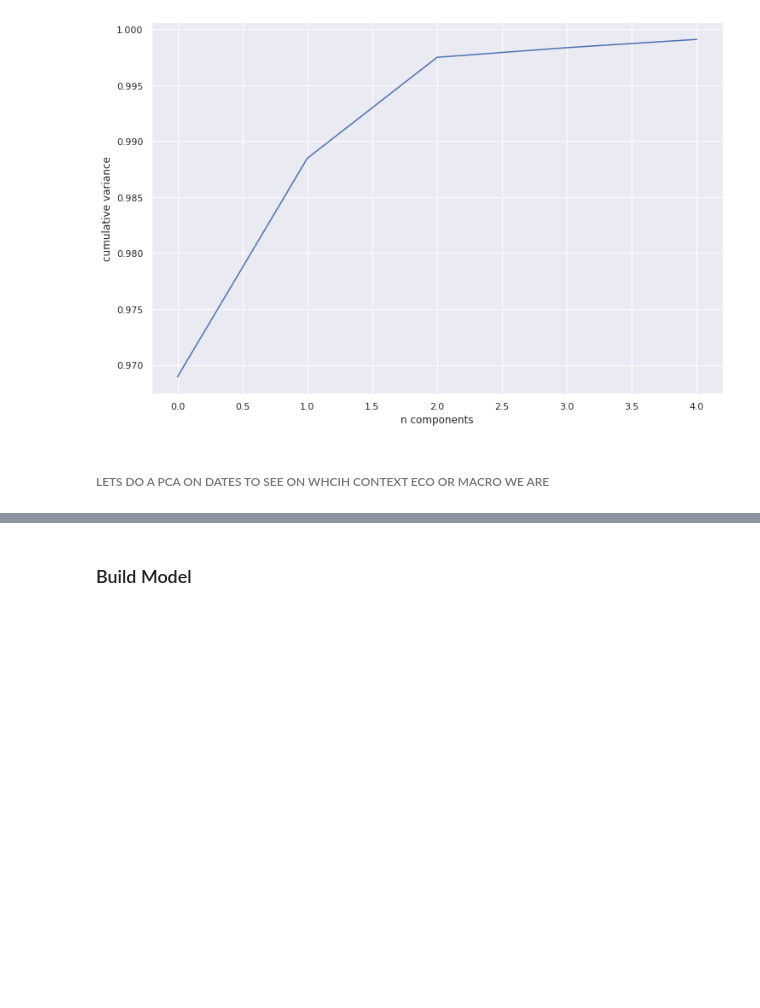
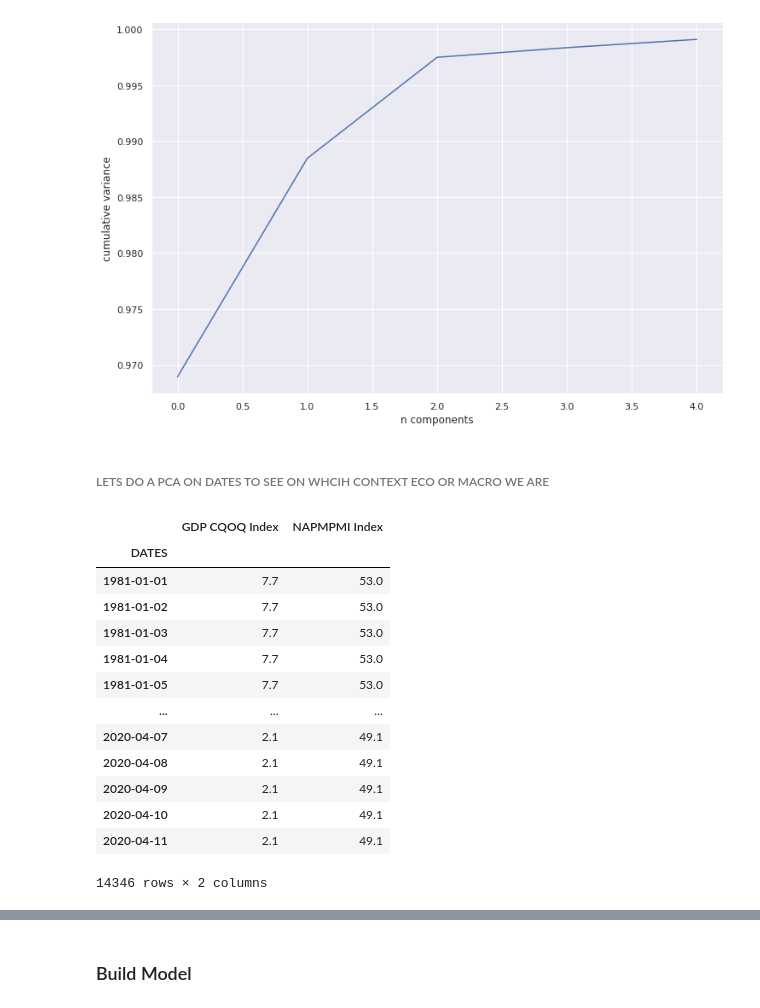
Before and after one commit to imiled/DL_Tools_For_Finance, a Jupyter notebook: FinanceData_ML.ipynb, the cells around one changed output, grey strips where cells are left out. Saved outputs shown, nothing was run; the diff lists cells and outputs as text; code cells hidden in the pictures; blank space fills up the shorter version.

```diff
--- a/FinanceData_ML.ipynb
+++ b/FinanceData_ML.ipynb
@@ -659,3 +668,20 @@ plt.ylabel('cumulative variance');
 [figure]
 # %% [markdown]
 ###### LETS DO A PCA ON DATES TO SEE ON WHCIH CONTEXT ECO OR MACRO WE ARE
+# %%
+df[list(['GDP CQOQ Index','NAPMPMI Index'])]
+# %% [output]
+|  | GDP CQOQ Index | NAPMPMI Index |
+| DATES |  |  |
+| 1981-01-01 | 7.7 | 53.0 |
+| 1981-01-02 | 7.7 | 53.0 |
+| 1981-01-03 | 7.7 | 53.0 |
+| 1981-01-04 | 7.7 | 53.0 |
+| 1981-01-05 | 7.7 | 53.0 |
+| ... | ... | ... |
+| 2020-04-07 | 2.1 | 49.1 |
+| 2020-04-08 | 2.1 | 49.1 |
+| 2020-04-09 | 2.1 | 49.1 |
+| 2020-04-10 | 2.1 | 49.1 |
+| 2020-04-11 | 2.1 | 49.1 |
+14346 rows × 2 columns
```
Also changed, not shown: parts of 7 cells of this notebook.
